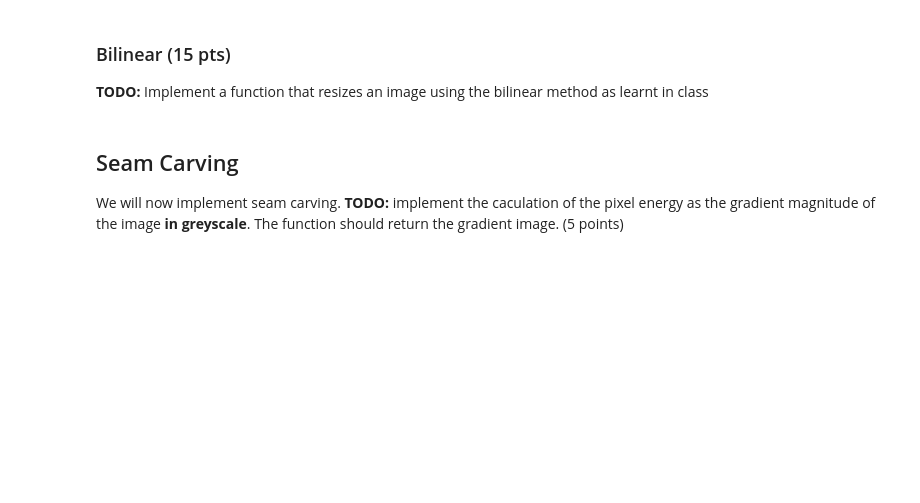
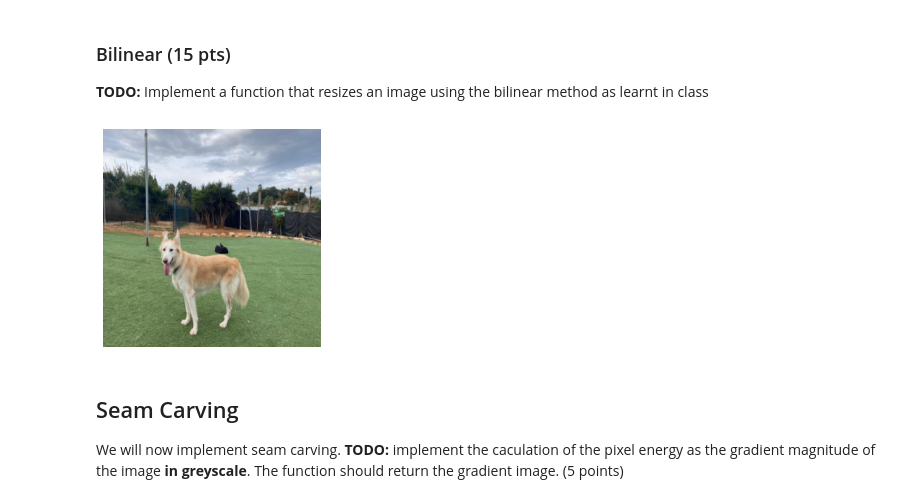
Before and after one commit to alwx174/graphics01, a Jupyter notebook: ex1/Seam Carving.ipynb, the cells around one changed output. Cells and saved outputs as stored; diff of their text form; code cells hidden in the pictures; blank space fills up the shorter version.

```diff
--- a/ex1/Seam Carving.ipynb
+++ b/ex1/Seam Carving.ipynb
@@ -108,11 +108,13 @@ show_image(new_image)
 **TODO:** Implement a function that resizes an image using the bilinear method as learnt in class
 # %%
 new_shape = (300, 300)
-# new_image = seam_carving.reshape_bilinear(image, new_shape)
+new_image = seam_carving.reshape_bilinear(image, new_shape)
 # new_image = seam_carving.bl_resize(image, 900, 900)
 # new_image = seam_carving.bilinear_interpolate(image, new_shape)
 # print(new_image)
-# show_image(new_image)
+show_image(new_image)
+# %% [output]
+[figure, added]
 # %% [markdown]
 ## Seam Carving
 We will now implement seam carving. **TODO:** implement the caculation of the pixel energy as the gradient magnitude of the image **in greyscale**. The function should return the gradient image. (5 points)
```
Also changed, not shown: parts of 4 cells of this notebook, 1 other file.
